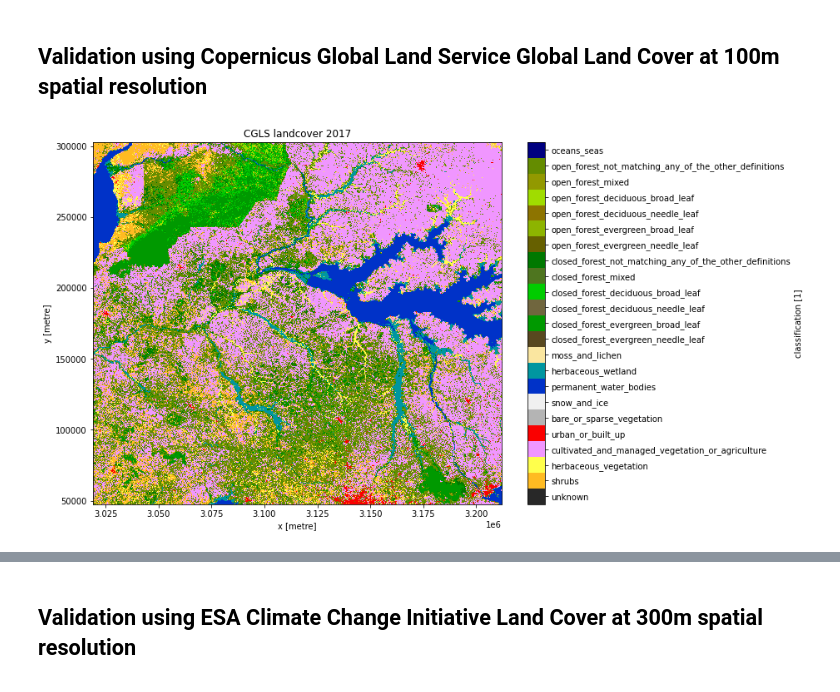
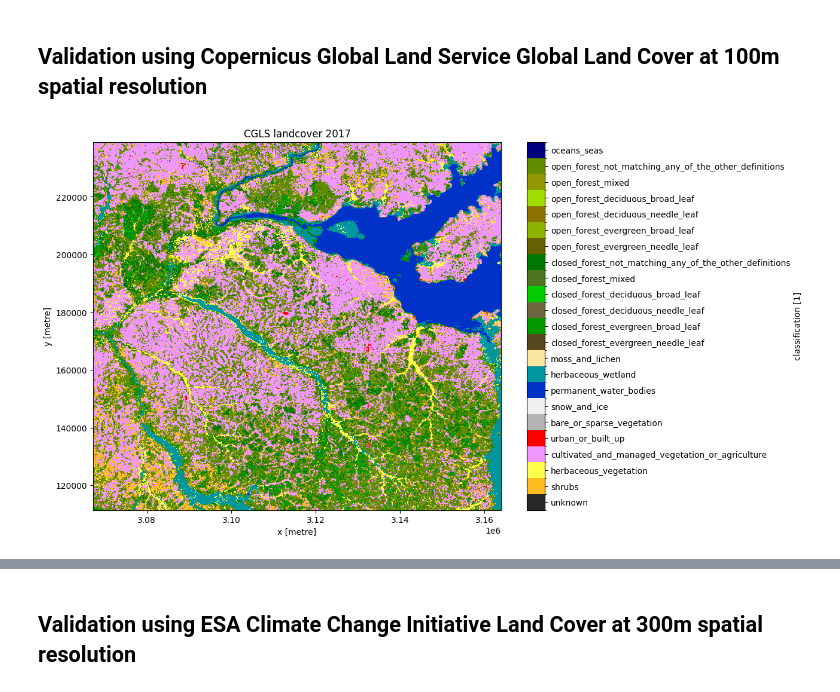
Before and after one commit to tylere/deafrica-sandbox-notebooks, a Jupyter notebook: Use_cases/Vegetated_wetlands_mapping/6_Validation.ipynb, the cells around one changed output, grey strips where cells are left out. Drawn from its saved outputs; the diff is of its cells as text; code cells hidden in the pictures.

```diff
--- a/Use_cases/Vegetated_wetlands_mapping/6_Validation.ipynb
+++ b/Use_cases/Vegetated_wetlands_mapping/6_Validation.ipynb
@@ -66,8 +69,8 @@ output_dir = "results"
 pred_tif = f"{output_dir}/prediction_{year}.tif"
 
 # Coordinates for the classified area from 4_Classify_satellite_data.ipynb
-new_lat, new_lon = 1.3733, 32.2903 #centred on Uganda
-buf_lat, buf_lon = 1, 1
+new_lat, new_lon = 1.3733, 32.2903  # centred on Uganda
+buf_lat, buf_lon = 0.5, 0.5
 
 
 class_dict = {
@@ -86,19 +89,20 @@ class_dict = {
 # %%
 # load the CGLS product.
 ds_cgls = dc.load(
     product="cgls_landcover",
     time=year,
     x=(new_lon - buf_lon, new_lon + buf_lon),
     y=(new_lat + buf_lat, new_lat - buf_lat),
     measurements="classification",
     resolution=(100, -100),
-    output_crs="epsg:6933").classification.squeeze()
+    output_crs="epsg:6933",
+).classification.squeeze()
 
 ## Plot the CGLS product.
 plot_lulc(ds_cgls, product="CGLS", legend=True, figsize=(11, 8))
 plt.title(f"CGLS landcover {year}");
 # %% [output]
-[figure, old version]
+[figure, new version]
 # %%
 # Mask the CGLS product to retain only pixels representing vegetated wetlands.
 # 90 herbaceous wetland
```
Also changed, not shown: parts of 17 cells of this notebook, 5 other files.
